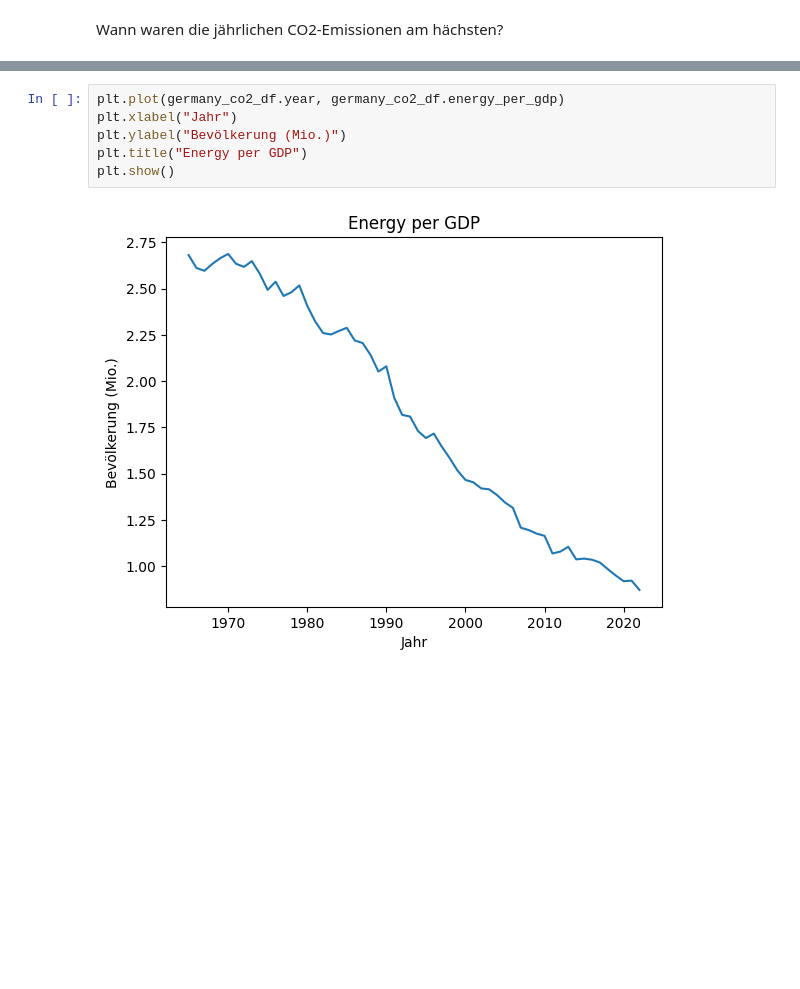
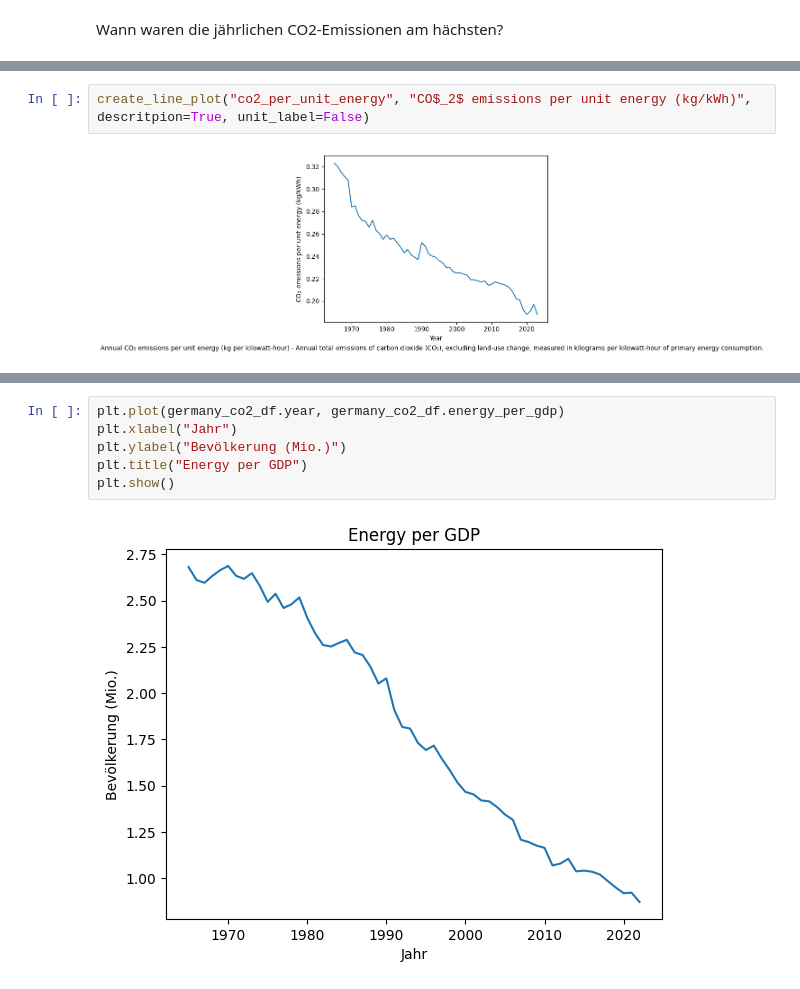
Before and after one commit to schlsimo/co2_case_study, a Jupyter notebook: code/analysis.ipynb, the cells around one changed output, grey strips where cells are left out. Saved outputs shown, nothing was run; the diff lists cells and outputs as text; blank space fills up the shorter version.

```diff
--- a/code/analysis.ipynb
+++ b/code/analysis.ipynb
@@ -179,0 +128,4 @@ plt.show()
+# %%
+create_line_plot("co2_per_unit_energy", "CO$_2$ emissions per unit energy (kg/kWh)", descritpion=True, unit_label=False)
+# %% [output]
+[figure, added]
```
Also changed, not shown: parts of 19 cells of this notebook.
